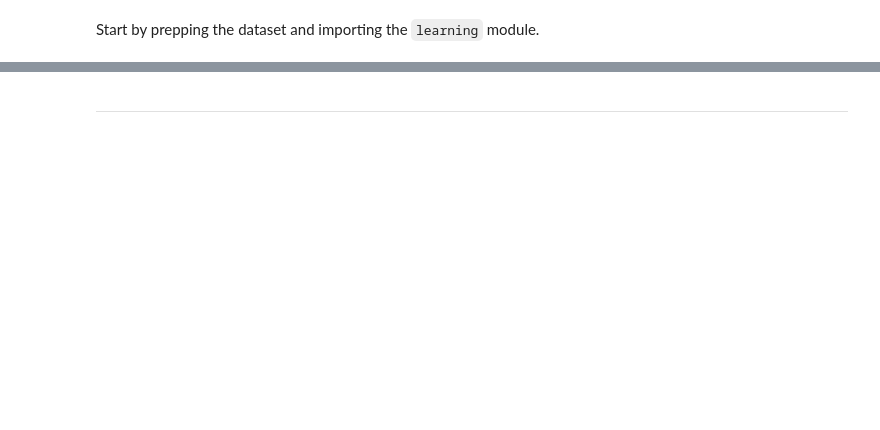
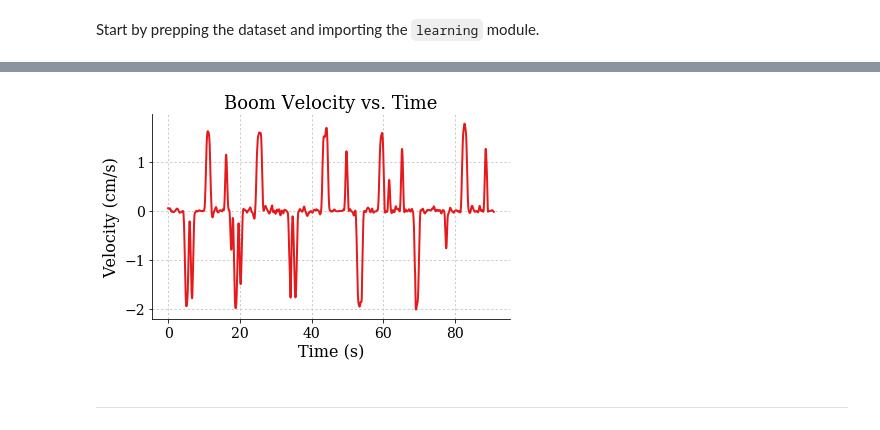
Before and after one commit to mitchallain/BeagleBone-excavator, a Jupyter notebook: jupyter/ML/task-learning.ipynb, the cells around one changed output, grey strips where cells are left out. Saved outputs shown, nothing was run; the diff lists cells and outputs as text; code cells hidden in the pictures; blank space fills up the shorter version.

```diff
--- a/jupyter/ML/task-learning.ipynb
+++ b/jupyter/ML/task-learning.ipynb
@@ -37,12 +42,19 @@ manual_mitch_1102_1814.csv
 # %%
+# import trial data using compute_rate(), returns arrays of pos and rate
 path = 'trial_data/' + 'manual_mitch_1102_1814.csv'
 
-pos, rate_sm = learning.compute_rate(path)
+pos, rate_sm = lrn.compute_rate(path)
 rate_sm = np.nan_to_num(rate_sm)
 # %%
+# Visualize trial
 plt.figure()
-plt.plot(pos[0][:-1], rate_sm[0])
+ax = plt.gca()
+plt.plot(pos[:-1, 0], rate_sm[:, 0])
 plt.title('Boom Velocity vs. Time')
 plt.xlabel('Time (s)')
+plt.ylabel('Velocity (cm/s)')
+ax.spines['right'].set_color('none')
+ax.spines['top'].set_color('none')
 plt.tight_layout()
+# plt.savefig('figs/boom_velocity.pdf')
 # %% [output]
@@ -51,3 +61,4 @@ plt.tight_layout()
+[figure, added]
 # %% [markdown]
 ___
 # %%
```
Also changed, not shown: parts of 114 cells of this notebook, 14 other files.
